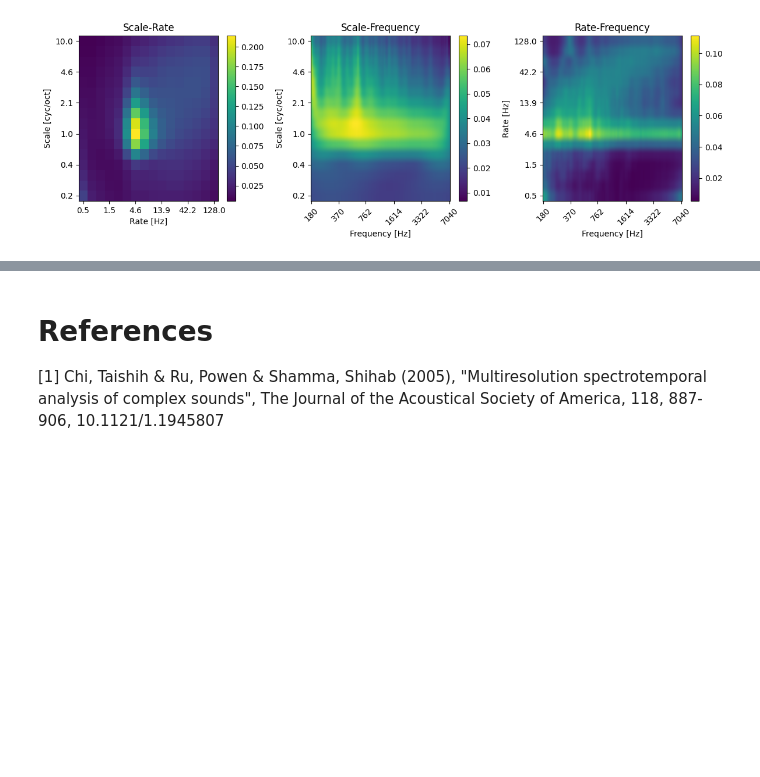
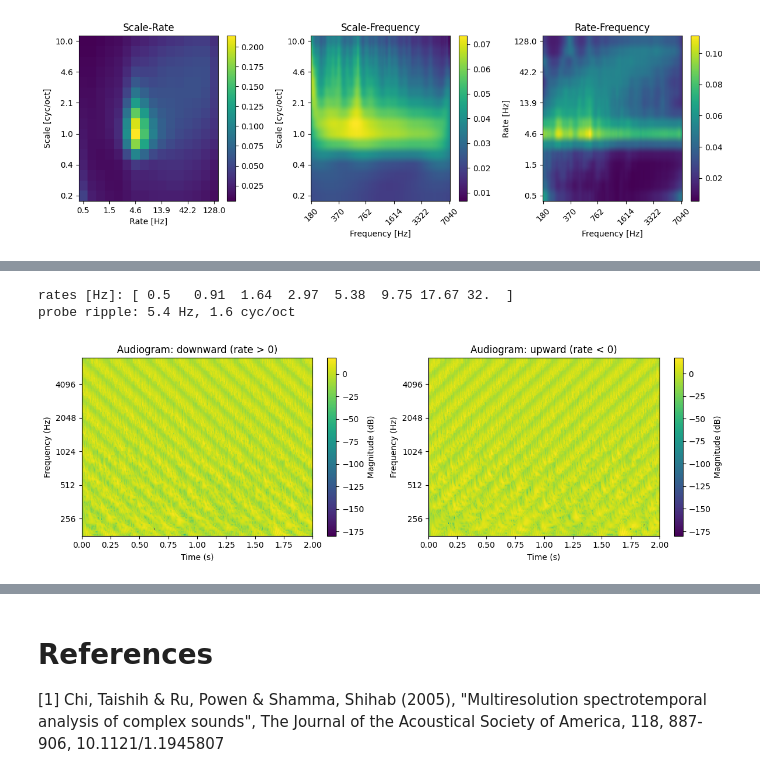
Before and after one commit to ninocapipoca/neural_audio, a Jupyter notebook: tutorials/Tutorial 3 - Stimulus sound generators.ipynb, the cells around one changed output, grey strips where cells are left out. Cells and saved outputs as stored; diff of their text form; code cells hidden in the pictures; blank space fills up the shorter version.

```diff
--- a/tutorials/Tutorial 3 - Stimulus sound generators.ipynb
+++ b/tutorials/Tutorial 3 - Stimulus sound generators.ipynb
@@ -344,0 +350,27 @@ plt.show()
+# %%
+# 8 x 8 scale-rate resolution used to reduce memory usage further
+dir_rates = 2 ** np.linspace(np.log2(0.5), np.log2(32), 8)
+dir_scales = 2 ** np.linspace(np.log2(1/5), np.log2(8), 8)
+probe_rate = dir_rates[4]
+probe_scale = dir_scales[4]
+print(f"rates [Hz]: {np.round(dir_rates, 2)}")
+print(f"probe ripple: {probe_rate:.1f} Hz, {probe_scale:.1f} cyc/oct")
+
+ripples = {
+    "downward (rate > 0)": gen_ripple(rate=+probe_rate, scale=probe_scale, duration=2.0),
+    "upward (rate < 0)":   gen_ripple(rate=-probe_rate, scale=probe_scale, duration=2.0),
+}
+
+# get audiogram for each stimulus
+audiograms = {name: wav2aud(wave) for name, wave in ripples.items()}
+
+fig, axes = plt.subplots(1, 2, figsize=(12, 4))
+for ax, (name, (tp, fr, aud)) in zip(axes, audiograms.items()):
+    plt.sca(ax) # draw spectrogram on same plot
+    plot_spectrogram(aud, tp, fr, title=f"Audiogram: {name}")
+plt.tight_layout()
+plt.show()
+# %% [output]
+rates [Hz]: [ 0.5   0.91  1.64  2.97  5.38  9.75 17.67 32.  ]
+probe ripple: 5.4 Hz, 1.6 cyc/oct
+[figure, added]
```
Also changed, not shown: parts of 3 cells of this notebook, 3 other files.
